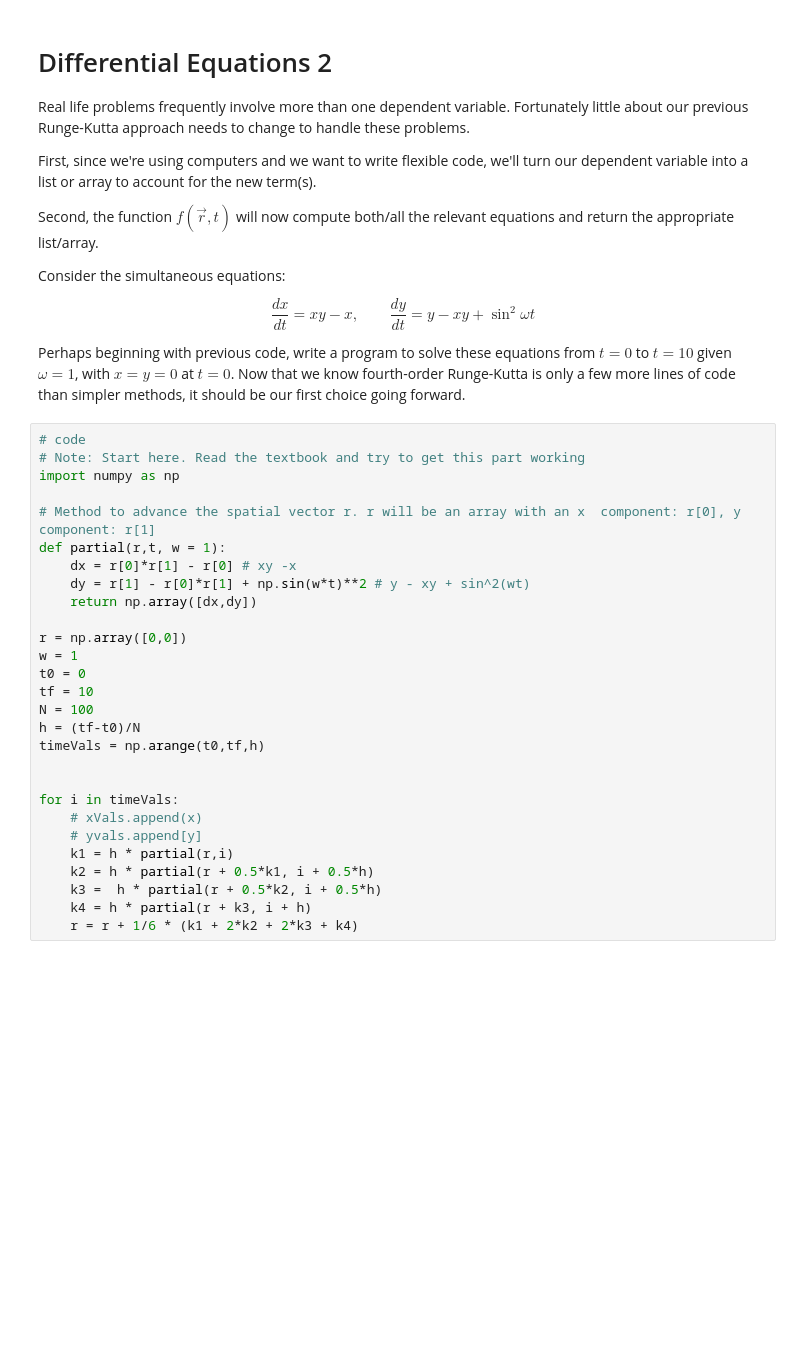
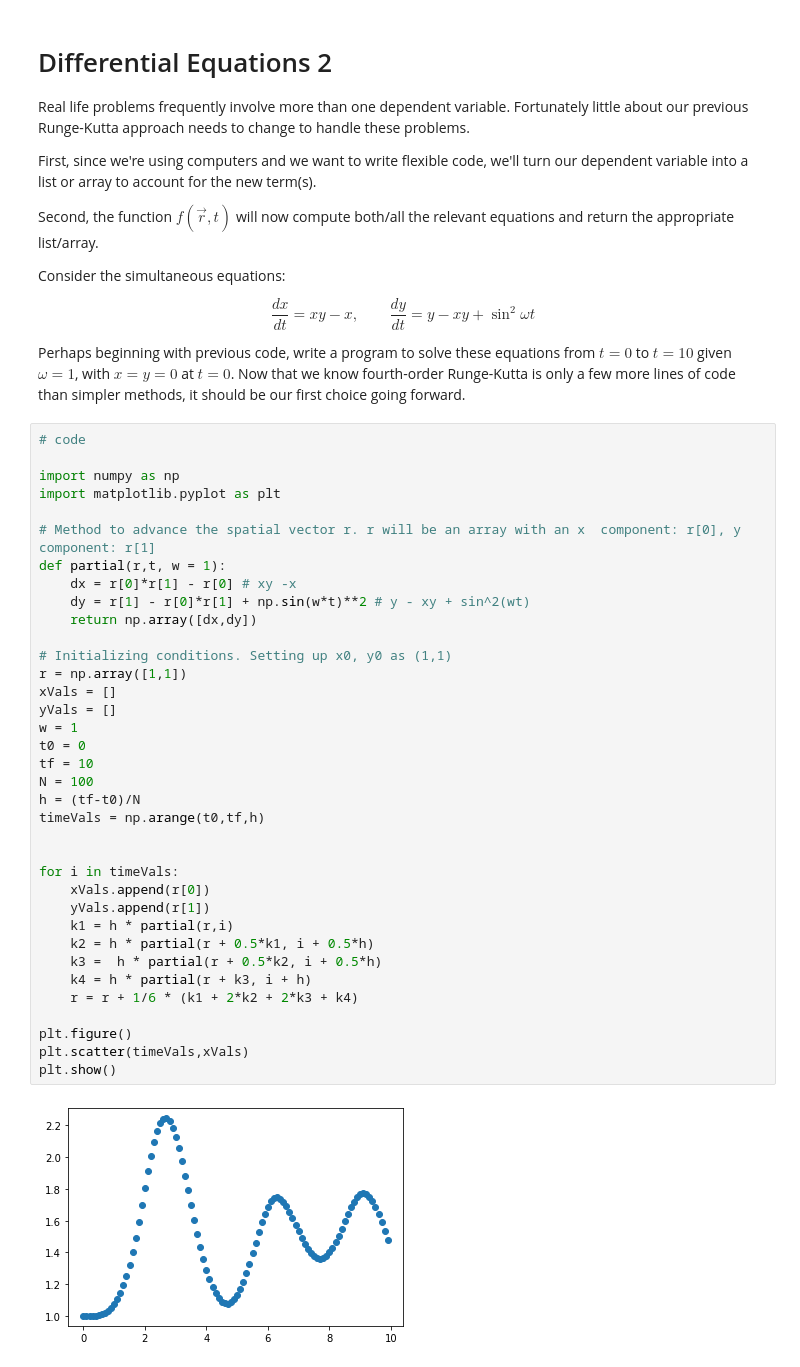
Before and after one commit to GeoffHennessy/Hennessy-Phys50733, a Jupyter notebook: Class work/Class work/diff_eq_2.ipynb, the cells around one changed output. Drawn from its saved outputs; the diff is of its cells as text; blank space fills up the shorter version.

```diff
--- a/Class work/Class work/diff_eq_2.ipynb
+++ b/Class work/Class work/diff_eq_2.ipynb
@@ -16,32 +16,42 @@ $$
 Perhaps beginning with previous code, write a program to solve these equations from $t=0$ to $t=10$ given $\omega = 1$, with $ x = y = 0$ at $t=0$. Now that we know fourth-order Runge-Kutta is only a few more lines of code than simpler methods, it should be our first choice going forward.
 # %%
 # code
-# Note: Start here. Read the textbook and try to get this part working
+
 import numpy as np
+import matplotlib.pyplot as plt
 
 # Method to advance the spatial vector r. r will be an array with an x  component: r[0], y component: r[1]
 def partial(r,t, w = 1):
     dx = r[0]*r[1] - r[0] # xy -x
     dy = r[1] - r[0]*r[1] + np.sin(w*t)**2 # y - xy + sin^2(wt)
     return np.array([dx,dy])
 
-r = np.array([0,0])
+# Initializing conditions. Setting up x0, y0 as (1,1)
+r = np.array([1,1])
+xVals = []
+yVals = []
 w = 1
 t0 = 0
 tf = 10
 N = 100
 h = (tf-t0)/N
 timeVals = np.arange(t0,tf,h)
 
 
 for i in timeVals:
-    # xVals.append(x)
-    # yvals.append[y]
+    xVals.append(r[0])
+    yVals.append(r[1])
     k1 = h * partial(r,i)
     k2 = h * partial(r + 0.5*k1, i + 0.5*h)
     k3 =  h * partial(r + 0.5*k2, i + 0.5*h)
     k4 = h * partial(r + k3, i + h)
     r = r + 1/6 * (k1 + 2*k2 + 2*k3 + k4)
+
+plt.figure()
+plt.scatter(timeVals,xVals)
+plt.show()
+# %% [output]
+[figure, added]
 # %% [markdown]
 ## Second Order Differential Equations
 
```
Also changed, not shown: parts of 2 cells of this notebook, 1 other file.
